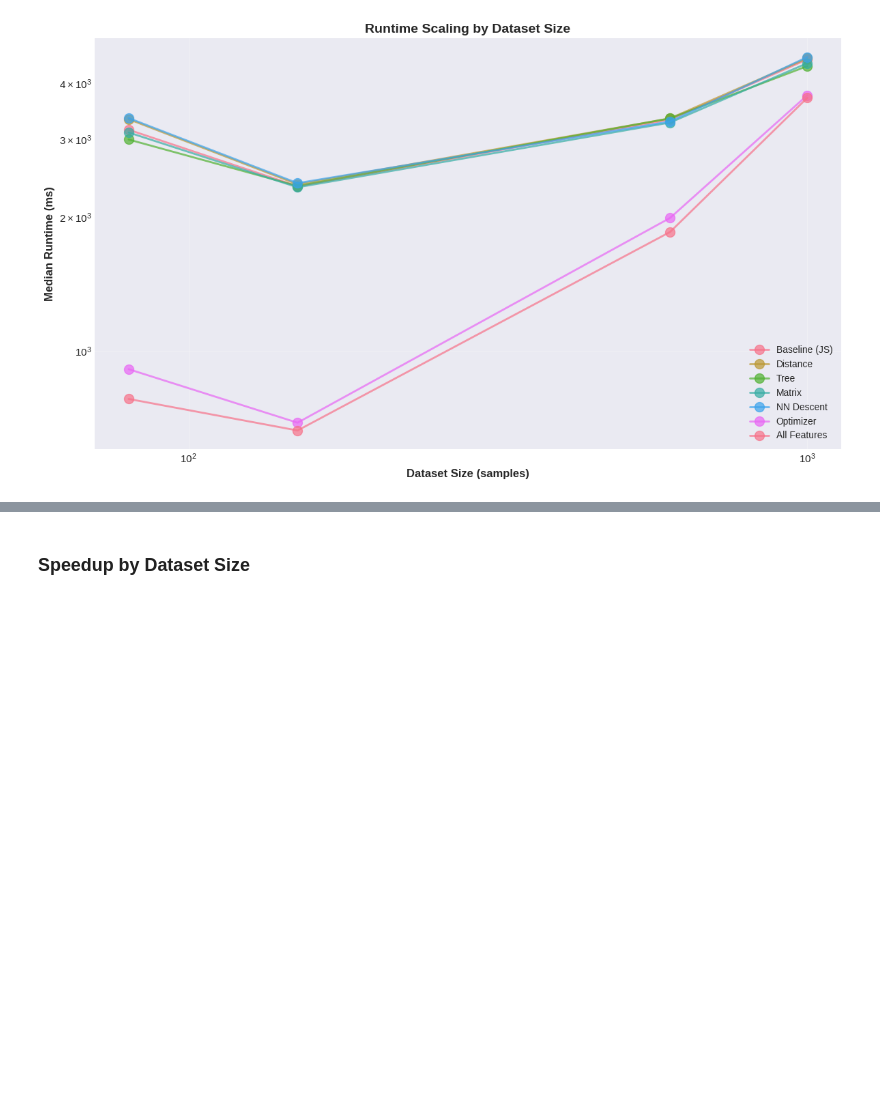
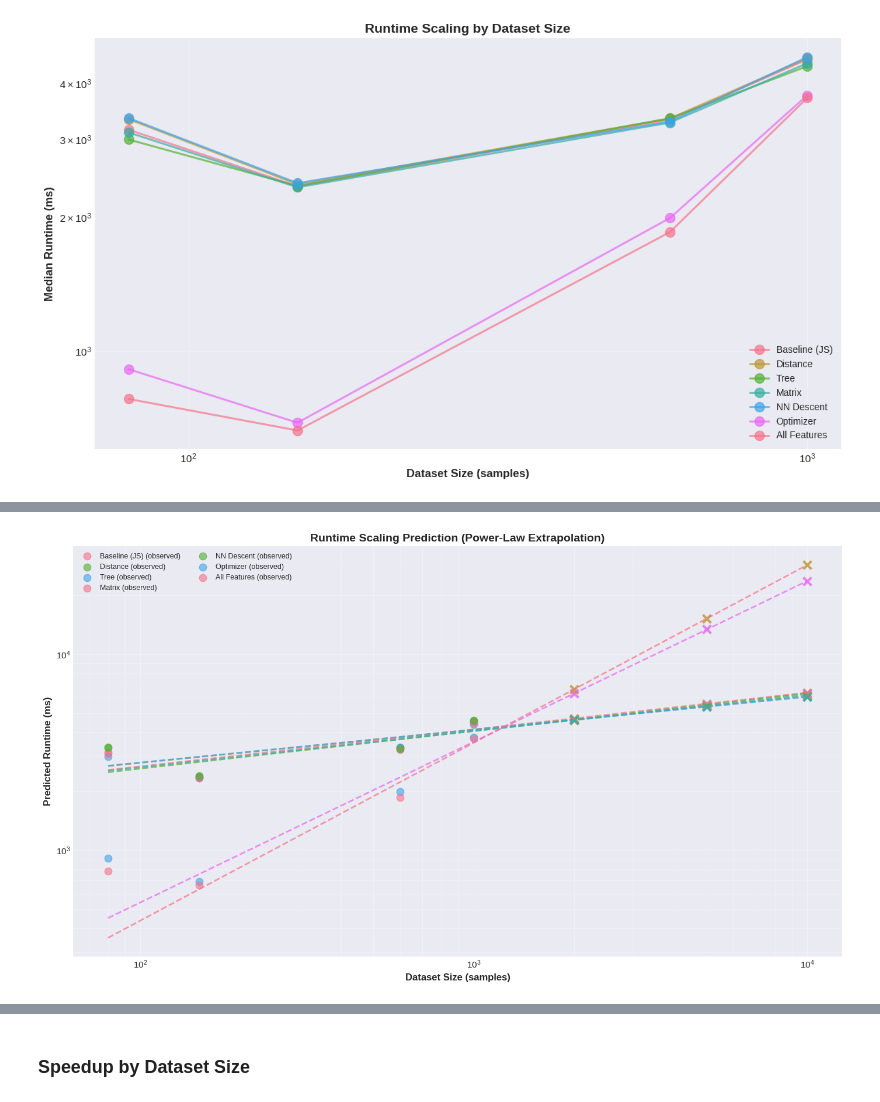
Before and after one commit to elarsaks/umap-bench, a Jupyter notebook: bench/analysis/analysis.ipynb, the cells around one changed output, grey strips where cells are left out. Cells and saved outputs as stored; diff of their text form; code cells hidden in the pictures; blank space fills up the shorter version.

Commit message:
Add predictions.

```diff
--- a/bench/analysis/analysis.ipynb
+++ b/bench/analysis/analysis.ipynb
@@ -1406,0 +1418,80 @@ plt.show()
+# %%
+# Predict runtime scaling using power-law fits
+# Power-law model: y = a * x^b
+def power_law(x, a, b):
+    return a * np.power(x, b)
+
+# Prepare data for fitting
+runtime_predictions = {}
+predicted_sizes = np.array([2000, 5000, 10000])  # Extrapolate to larger datasets
+
+fig, ax = plt.subplots(figsize=(14, 8))
+
+for feature in feature_order:
+    feature_data = df_analysis[df_analysis['feature_name'] == feature]
+    if len(feature_data) == 0:
+        continue
+
+    # Get observed data
+    size_runtime = feature_data.groupby('dataset_size')['runtime_ms'].median().sort_index()
+    if len(size_runtime) < 3:  # Need at least 3 points to fit
+        continue
+
+    sizes = size_runtime.index.values
+    runtimes = size_runtime.values
+
+    # Fit power-law model
+    try:
+        params, _ = curve_fit(power_law, sizes, runtimes, p0=[1, 1.3], maxfev=10000)
+        a, b = params
+
+        # Predict for larger sizes
+        predicted_runtimes = power_law(predicted_sizes, a, b)
+        runtime_predictions[feature] = {
+            'exponent': b,
+            'coefficient': a,
+            'predictions': dict(zip(predicted_sizes, predicted_runtimes))
+        }
+
+        # Plot observed data
+        ax.scatter(sizes, runtimes, s=80, alpha=0.6, label=f'{feature} (observed)')
+
+        # Plot fitted curve and extrapolation
+        all_sizes = np.linspace(sizes.min(), 10000, 100)
+        fitted_runtimes = power_law(all_sizes, a, b)
+        ax.plot(all_sizes, fitted_runtimes, '--', linewidth=2, alpha=0.7)
+
+        # Mark predictions
+        ax.scatter(predicted_sizes, predicted_runtimes, s=100, marker='x', linewidth=3, alpha=0.8)
+
+    except Exception as e:
+        print(f"Warning: Could not fit {feature}: {e}")
+        continue
+
+ax.set_xlabel('Dataset Size (samples)', fontsize=12, fontweight='bold')
+ax.set_ylabel('Predicted Runtime (ms)', fontsize=12, fontweight='bold')
+ax.set_title('Runtime Scaling Prediction (Power-Law Extrapolation)', fontsize=14, fontweight='bold')
+ax.set_xscale('log')
+ax.set_yscale('log')
+ax.grid(alpha=0.3, which='both')
+ax.legend(fontsize=9, ncol=2)
+
+plt.tight_layout()
+plt.savefig('../outputs/figures/runtime_prediction.png', bbox_inches='tight', dpi=200)
+plt.show()
+
+# Display prediction table
+print("\n" + "="*100)
+print("RUNTIME SCALING PREDICTIONS")
+print("="*100)
+print()
+
+for feature, pred_data in runtime_predictions.items():
+    print(f"📊 {feature}:")
+    print(f"   Complexity exponent: {pred_data['exponent']:.3f} (runtime ∝ n^{pred_data['exponent']:.3f})")
+    print(f"   Predicted runtimes:")
+    for size, runtime in pred_data['predictions'].items():
+        print(f"      - {size:,} samples: {runtime:,.1f} ms ({runtime/1000:.1f}s)")
+    print()
+# %% [output]
+[figure, added]
```
Also changed, not shown: parts of 6 cells of this notebook, 3 other files.
